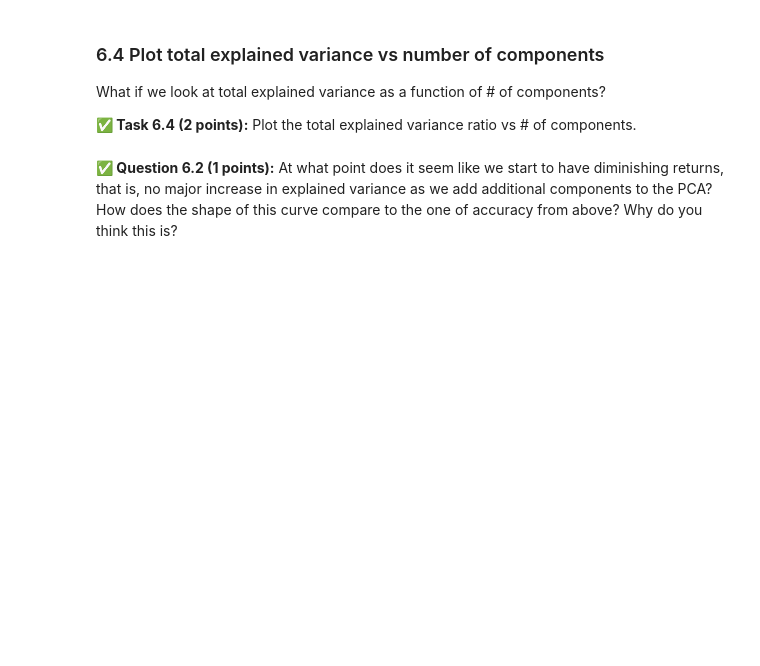
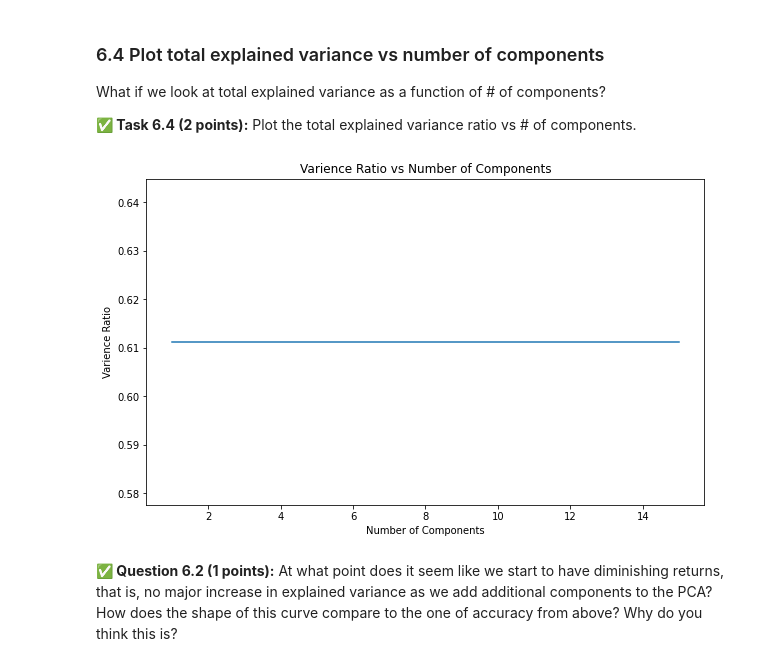
Before and after one commit to johnsonbj199/CMSE202-f23-turnin, a Jupyter notebook: hw-04/HW-04_PerceptronSVMandPCA-BrandonJohnson.ipynb, the cells around one changed output. Drawn from its saved outputs; the diff is of its cells as text; code cells hidden in the pictures; blank space fills up the shorter version.

```diff
--- a/hw-04/HW-04_PerceptronSVMandPCA-BrandonJohnson.ipynb
+++ b/hw-04/HW-04_PerceptronSVMandPCA-BrandonJohnson.ipynb
@@ -544,3 +542,13 @@ What if we look at total explained variance as a function of # of components?
+# %%
+# Put your code here
+plt.figure(figsize=(10, 6))
+plt.plot(component_range, total_variance_ratios)
+plt.title('Varience Ratio vs Number of Components')
+plt.xlabel('Number of Components')
+plt.ylabel('Varience Ratio')
+plt.show()
+# %% [output]
+[figure, added]
 # %% [markdown]
 **&#9989; Question 6.2 (1 points):** At what point does it seem like we start to have diminishing returns, that is, no major increase in explained variance as we add additional components to the PCA? How does the shape of this curve compare to the one of accuracy from above? Why do you think this is?
 # %% [markdown]
```
Also changed, not shown: parts of 16 cells of this notebook.
